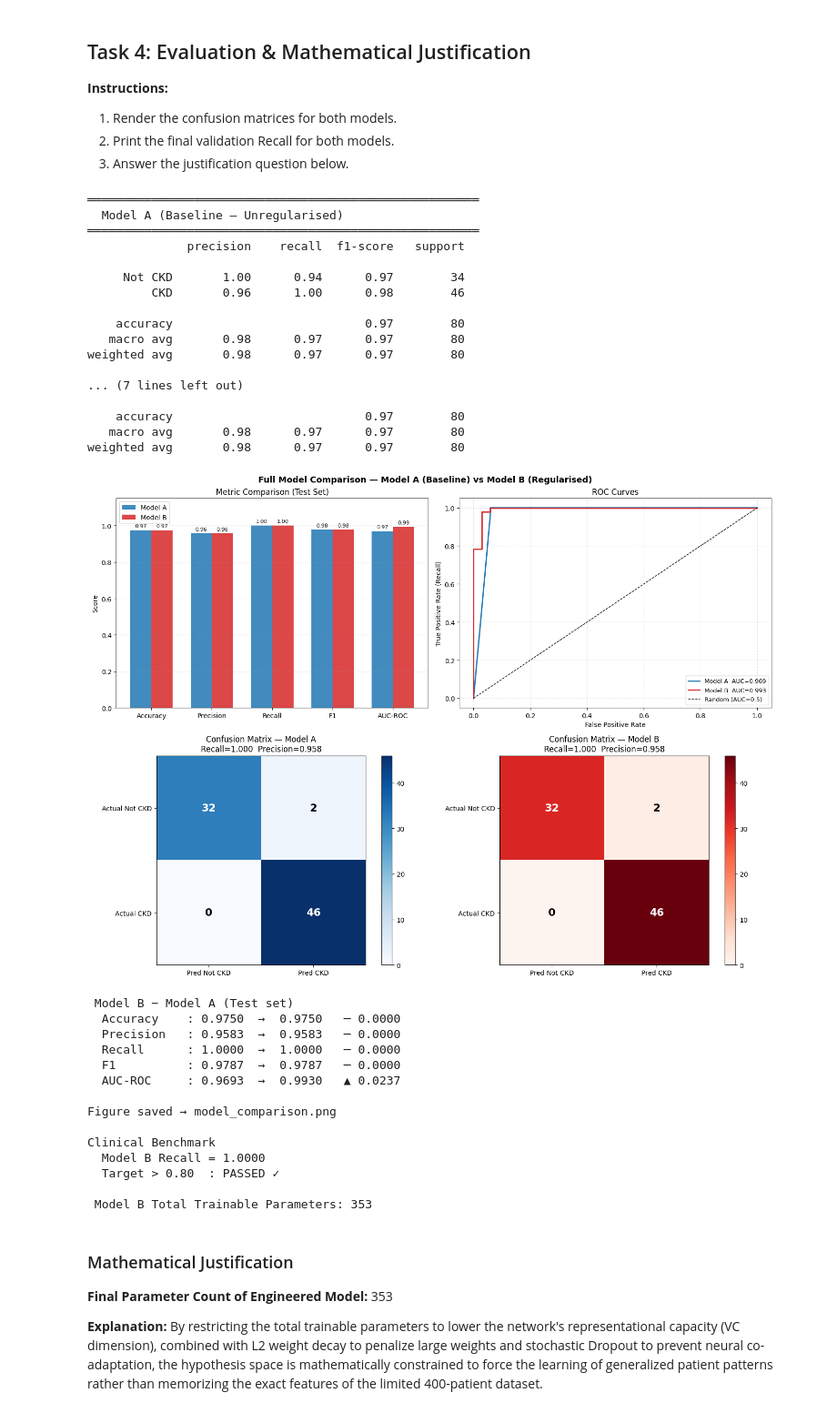
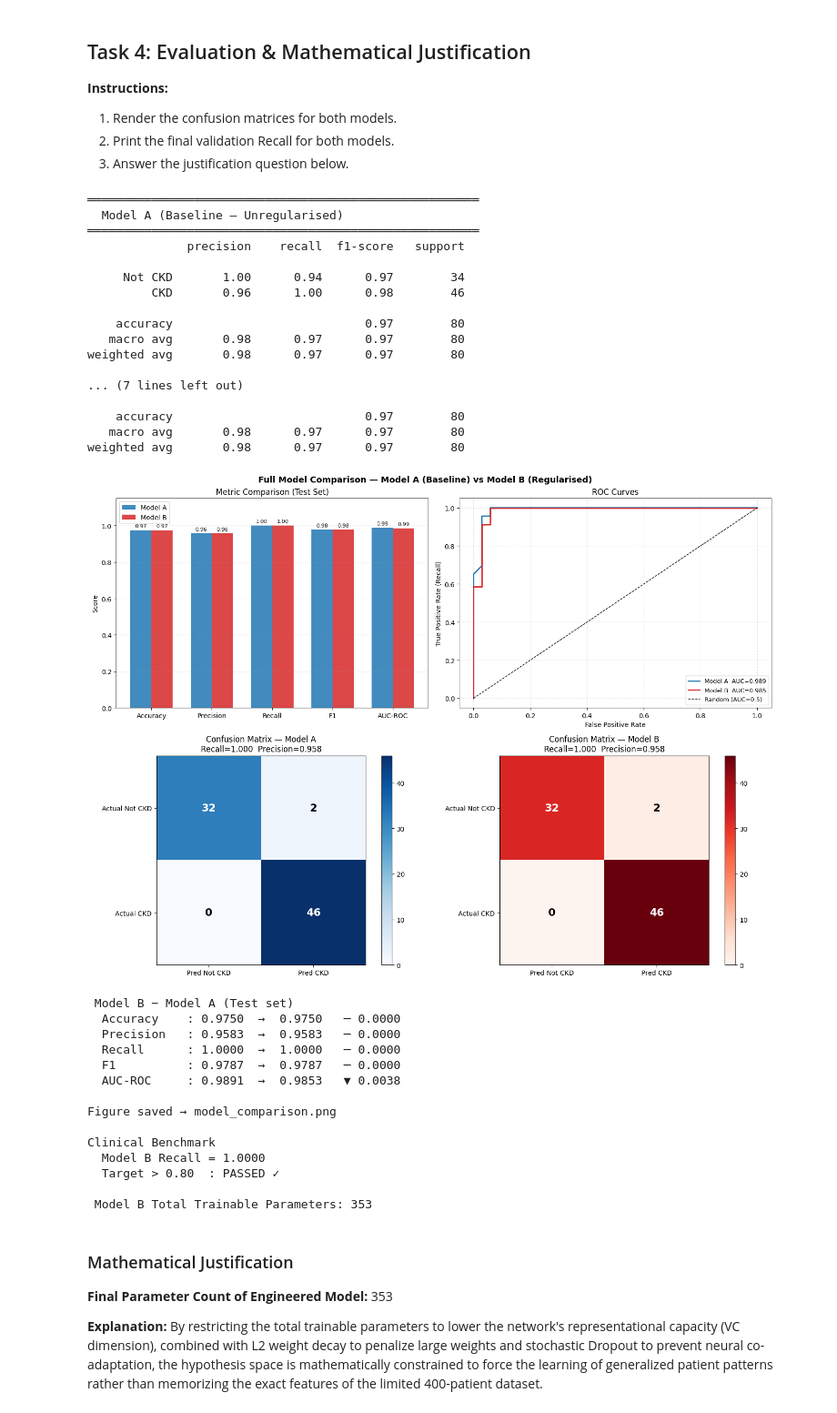
Before and after one commit to S26-Deep-Learning-in-Medicine/assignment-2-ckd-pipeline-Hamza-Elghonemy, a Jupyter notebook: ckd_assignment.ipynb, the cells around one changed output. Shown at 91% size. Saved outputs shown, nothing was run; the diff lists cells and outputs as text; code cells hidden in the pictures.

```diff
--- a/ckd_assignment.ipynb
+++ b/ckd_assignment.ipynb
@@ -26,6 +26,7 @@ Requirement already satisfied: mdurl~=0.1 in ./.venv/lib/python3.13/site-package
 import numpy as np
 import pandas as pd
 import matplotlib.pyplot as plt
+import matplotlib
 import tensorflow as tf
 from sklearn.model_selection import train_test_split
 from sklearn.preprocessing import StandardScaler
@@ -34,6 +35,7 @@ from sklearn.metrics import recall_score, confusion_matrix, accuracy_score
 # Set random seeds for reproducibility
 np.random.seed(42)
 tf.random.set_seed(42)
+matplotlib.rcParams.update({"figure.dpi": 110, "font.size": 11})
 # %% [markdown]
 ## Task 1: Data Pipeline
 **Instructions:**
@@ -155,9 +157,8 @@ X_test = scaler.transform(X_test)
 **Instructions:** Build and train an unregularised Dense network. Plot the training and validation loss curves to visually prove it overfits.
 # %%
 model = tf.keras.Sequential([
-    tf.keras.layers.Dense(512, activation='relu', input_shape=(X_train.shape[1],)),
-    tf.keras.layers.Dense(256, activation='relu'),
-    tf.keras.layers.Dense(128, activation='relu'),
+    tf.keras.layers.Dense(1024, activation='relu', input_shape=(X_train.shape[1],)),
+    tf.keras.layers.Dense(512, activation='relu'),
     tf.keras.layers.Dense(1, activation='sigmoid')
 ])
 # %%
@@ -171,9 +172,10 @@ history = model.fit(
     X_train,
     y_train,
     epochs=100,
-    batch_size=8,
+    batch_size=32,
     shuffle=True,
-    validation_split=0.2
+    validation_split=0.2,
+    verbose=1
 )
 # %% [output]
 Epoch 1/100
@@ -379,7 +380,7 @@ def compute_metrics(y_true, y_pred, y_prob):
         "tpr"      : tpr,
     }
 
-y_test = y_test.astype(int).values  # Ensure numpy array of ints for metrics
+y_test = y_test.astype(int) # Ensure numpy array of ints for metrics
 
 metrics_A = compute_metrics(y_test, y_pred_A, y_pred_A_prob)
 metrics_B = compute_metrics(y_test, y_pred_B, y_pred_B_prob)
@@ -485,40 +486,40 @@ for k in metric_keys:
     delta = metrics_B[k] - metrics_A[k]
     direction = "▲" if delta > 0 else ("▼" if delta < 0 else "─")
     print(f"  {k:<12}: {metrics_A[k]:.4f}  →  {metrics_B[k]:.4f}   {direction} {abs(delta):.4f}")
 
 print(f"\nFigure saved → model_comparison.png")
 print(f"\nClinical Benchmark")
 print(f"  Model B Recall = {metrics_B['Recall']:.4f}")
 print(f"  Target > 0.80  : {'PASSED ✓' if metrics_B['Recall'] >= 0.80 else 'FAILED ✗'}")
 
 # Print final parameter count for the justification cell
 total_B = better_model.count_params()
 print(f"\n Model B Total Trainable Parameters: {total_B}")
 # %% [output]
 ═══════════════════════════════════════════════════════
   Model A (Baseline — Unregularised)
 ═══════════════════════════════════════════════════════
               precision    recall  f1-score   support
 
      Not CKD       1.00      0.94      0.97        34
          CKD       0.96      1.00      0.98        46
 
     accuracy                           0.97        80
    macro avg       0.98      0.97      0.97        80
 weighted avg       0.98      0.97      0.97        80
 
 ... (7 lines left out)
 
     accuracy                           0.97        80
    macro avg       0.98      0.97      0.97        80
 weighted avg       0.98      0.97      0.97        80
-[figure, old version]
+[figure, new version]
  Model B − Model A (Test set)
   Accuracy    : 0.9750  →  0.9750   ─ 0.0000
   Precision   : 0.9583  →  0.9583   ─ 0.0000
   Recall      : 1.0000  →  1.0000   ─ 0.0000
   F1          : 0.9787  →  0.9787   ─ 0.0000
-  AUC-ROC     : 0.9693  →  0.9930   ▲ 0.0237
+  AUC-ROC     : 0.9891  →  0.9853   ▼ 0.0038
 
 Figure saved → model_comparison.png
 
```
Also changed, not shown: parts of 8 cells of this notebook, 1 other file.
